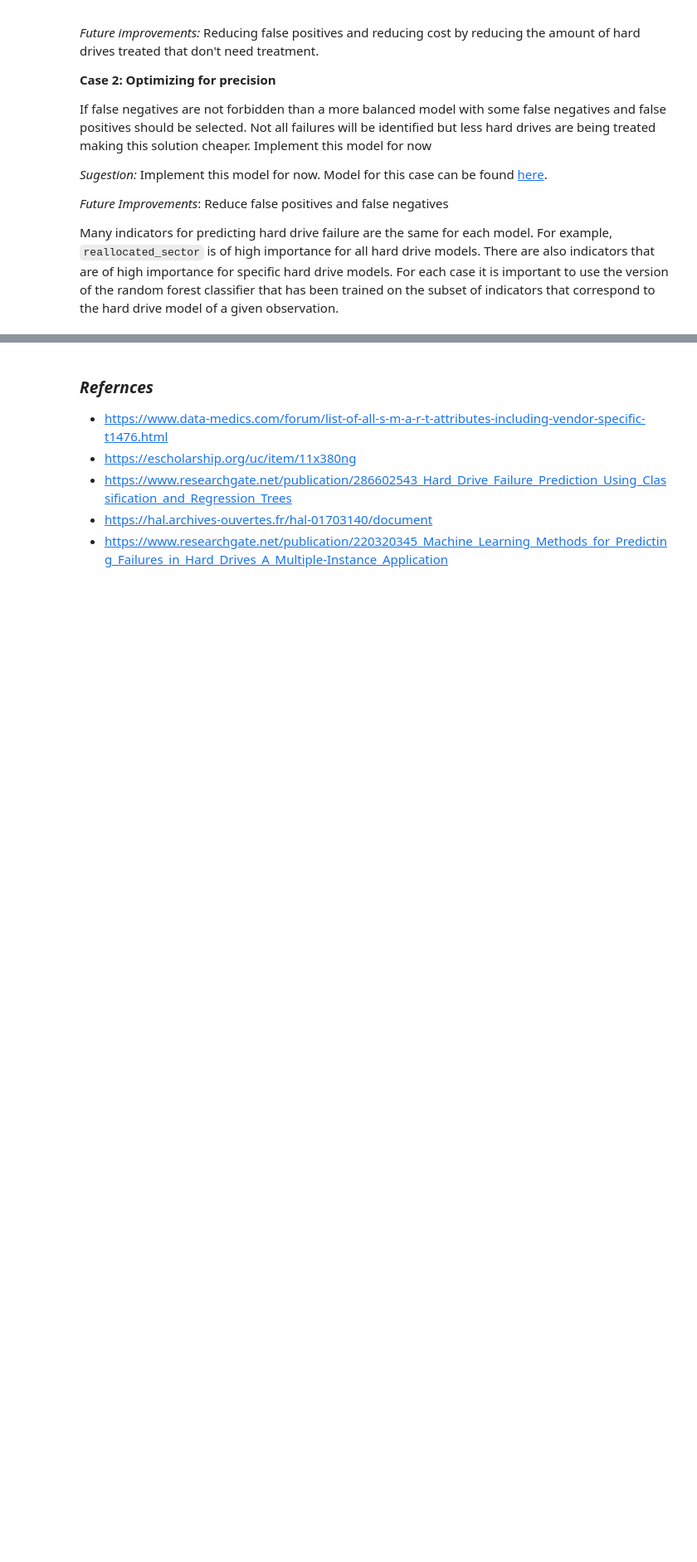
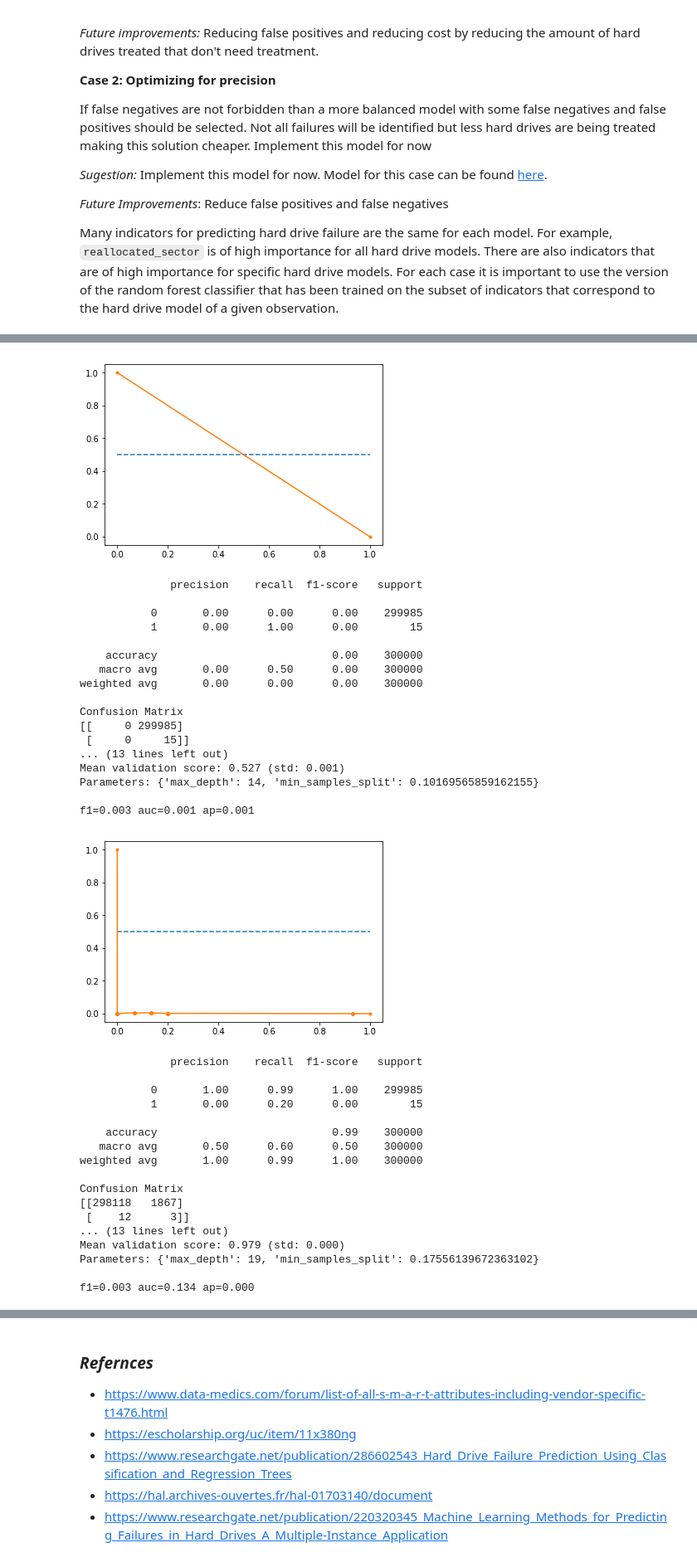
Before and after one commit to TeddTech/Predicting_Hard_Drive_Failures, a Jupyter notebook: Data_Science_Case_Study_-_Hard_Drives.ipynb, the cells around one changed output, grey strips where cells are left out. Shown at 83% size. Saved outputs shown, nothing was run; the diff lists cells and outputs as text; code cells hidden in the pictures; blank space fills up the shorter version.

```diff
--- a/Data_Science_Case_Study_-_Hard_Drives.ipynb
+++ b/Data_Science_Case_Study_-_Hard_Drives.ipynb
@@ -1804,0 +2200,31 @@ Note: Another approach could be using `reallocated_sector` and `timestamp` or ju
+# %%
+warnings.filterwarnings('ignore')
+
+model = RandomForestClassifier()
+testy = y_valid
+
+from sklearn.metrics import auc
+
+# specify parameters and distributions to sample from
+
+param_dist = {
+              "max_depth": sp_randint(1, 20),
+              "min_samples_split": uniform(0,1)}
+# run randomized search
+n_iter_search = 10
+
+for i in ['recall', 'f1', 'precision']:
+
+    print('***************** ' +i.upper()+ ' *****************')
+    random_search = RandomizedSearchCV(model, param_distributions=param_dist,
+                                       n_iter=n_iter_search, cv=3, iid=False, scoring=i)
+    start = time()
+    random_search.fit(Xtrain, ytrain)
+    print("RandomizedSearchCV took %.2f seconds for %d candidates"
+          " parameter settings." % ((time() - start), n_iter_search))
+    report(results=random_search.cv_results_, random_search=random_search, testy=testy)
+
+dat1_model = random_search.best_estimator_
+
+cm1 = confusion_matrix(y_valid, random_search.best_estimator_.predict(X_valid))
+# %% [output]
@@ -1804,0 +2248,36 @@ Note: Another approach could be using `reallocated_sector` and `timestamp` or ju
+[figure, added]
+              precision    recall  f1-score   support
+
+           0       0.00      0.00      0.00    299985
+           1       0.00      1.00      0.00        15
+
+    accuracy                           0.00    300000
+   macro avg       0.00      0.50      0.00    300000
+weighted avg       0.00      0.00      0.00    300000
+
+Confusion Matrix
+[[     0 299985]
+ [     0     15]]
+... (13 lines left out)
+Mean validation score: 0.527 (std: 0.001)
+Parameters: {'max_depth': 14, 'min_samples_split': 0.10169565859162155}
+
+f1=0.003 auc=0.001 ap=0.001
+[figure, added]
+              precision    recall  f1-score   support
+
+           0       1.00      0.99      1.00    299985
+           1       0.00      0.20      0.00        15
+
+    accuracy                           0.99    300000
+   macro avg       0.50      0.60      0.50    300000
+weighted avg       1.00      0.99      1.00    300000
+
+Confusion Matrix
+[[298118   1867]
+ [    12      3]]
+... (13 lines left out)
+Mean validation score: 0.979 (std: 0.000)
+Parameters: {'max_depth': 19, 'min_samples_split': 0.17556139672363102}
+
+f1=0.003 auc=0.134 ap=0.000
```
Also changed, not shown: parts of 43 cells of this notebook.
